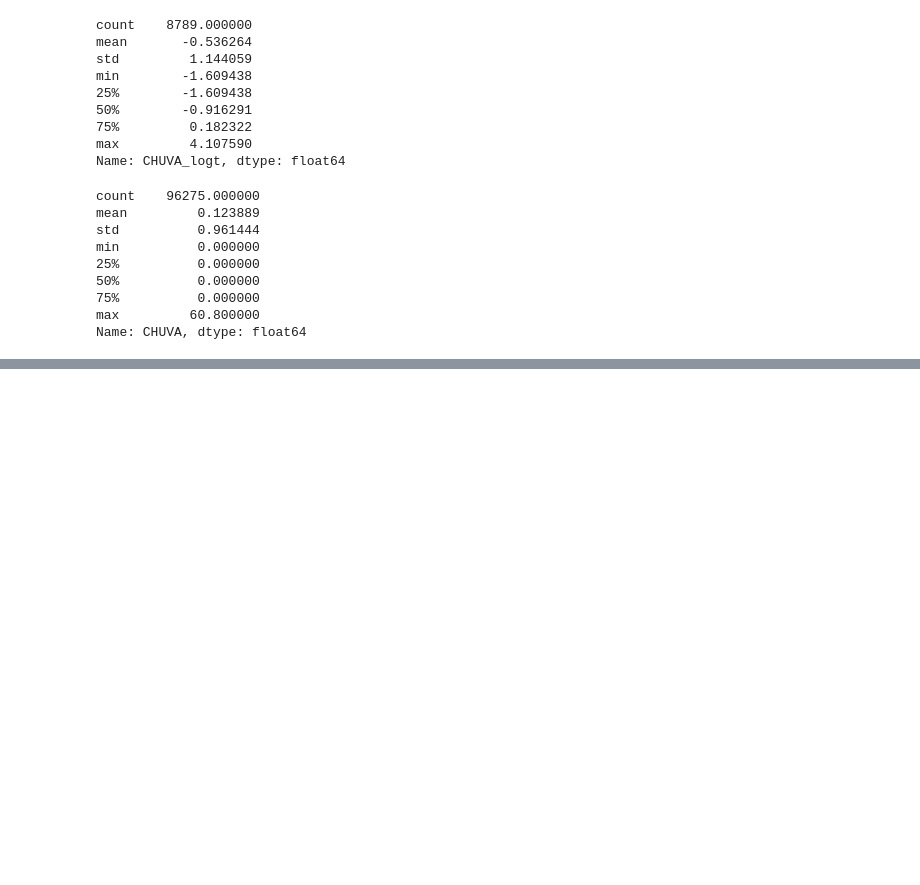
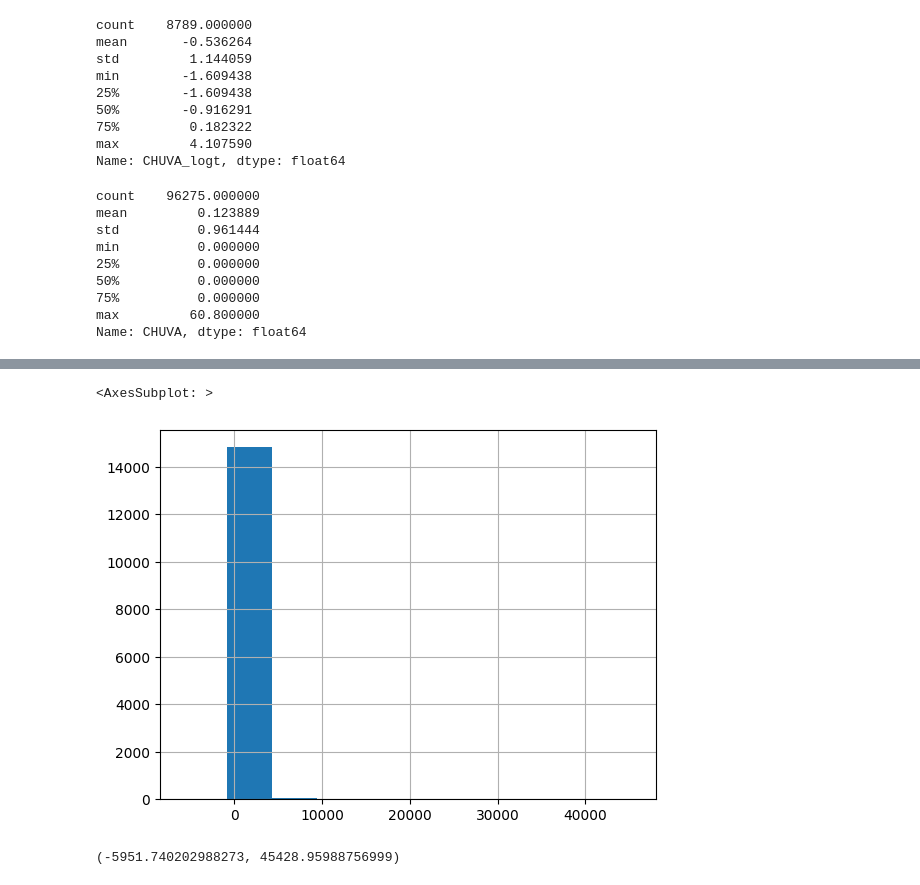
Before and after one commit to NietoCurcio/atmoseer, a Jupyter notebook: notebooks/data_imputation.ipynb, the cells around one changed output, grey strips where cells are left out. Drawn from its saved outputs; the diff is of its cells as text; code cells hidden in the pictures; blank space fills up the shorter version.

```diff
--- a/notebooks/data_imputation.ipynb
+++ b/notebooks/data_imputation.ipynb
@@ -676,0 +697,3 @@ Name: CHUVA, dtype: float64
+# %%
+df_SBGL_indices = pd.read_parquet('../data/sounding/SBGL_indices_1997-01-01_2022-12-31_preprocessed.parquet.gzip')
+df_SBGL_indices.head()
@@ -676,0 +708,9 @@ Name: CHUVA, dtype: float64
+# %%
+df_SBGL_indices.cape.hist()
+# %% [output]
+<AxesSubplot: >
+[figure, added]
+# %%
+min(df_SBGL_indices.cape), max(df_SBGL_indices.cape)
+# %% [output]
+(-5951.740202988273, 45428.95988756999)
```
Also changed, not shown: parts of 9 cells of this notebook, 16 other files.
